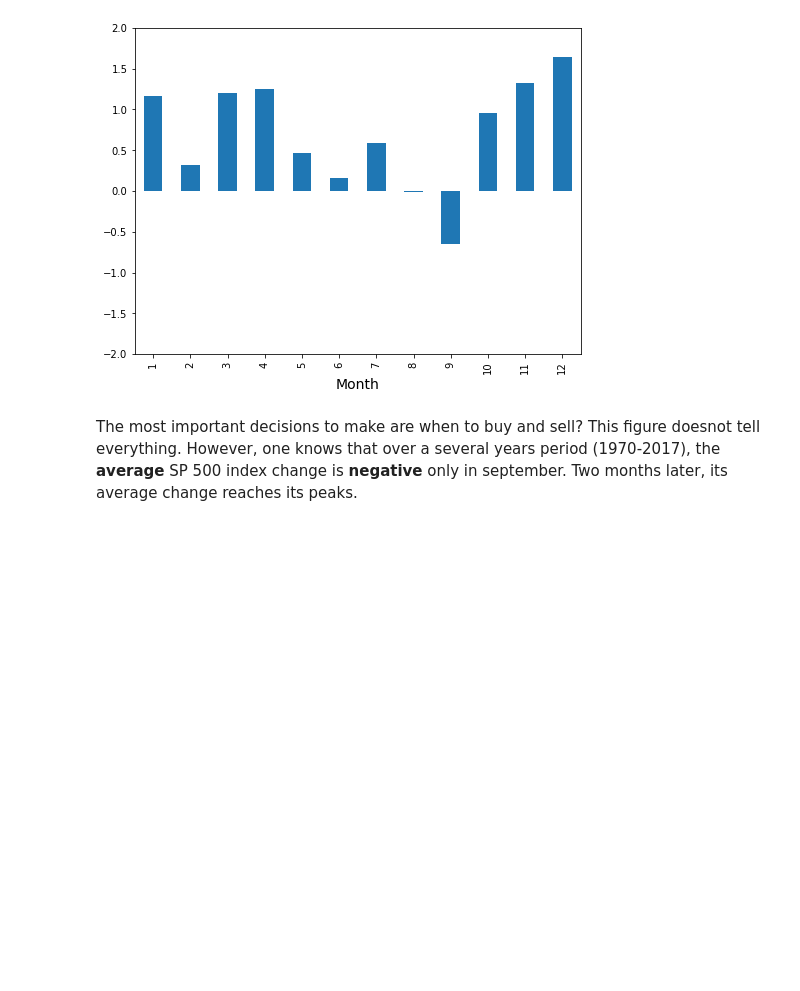
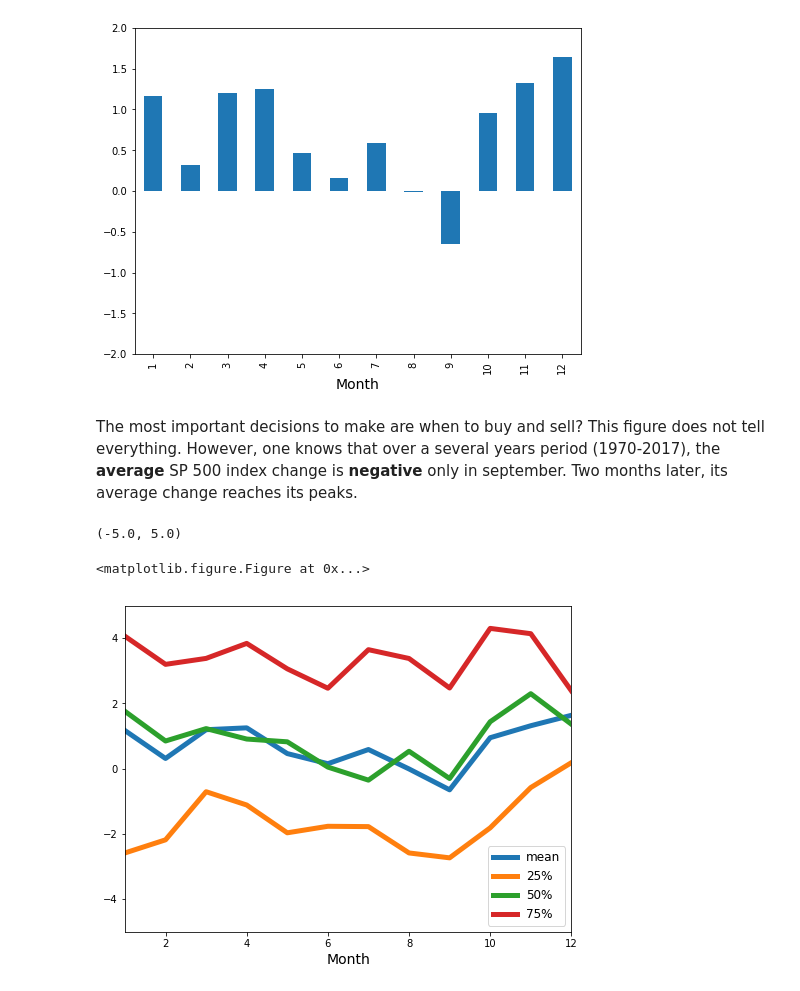
Before and after one commit to chuvmai/pandas, a Jupyter notebook: 04_sp_index/sp_500_index.ipynb, the cells around one changed output. Drawn from its saved outputs; the diff is of its cells as text; code cells hidden in the pictures; blank space fills up the shorter version.

```diff
--- a/04_sp_index/sp_500_index.ipynb
+++ b/04_sp_index/sp_500_index.ipynb
@@ -344,4 +353,13 @@ plt.ylim([-2.0,2.0])
 (-2.0, 2.0)
 [figure]
 # %% [markdown]
-The most important decisions to make are when to buy and sell? This figure doesnot tell everything. However, one knows that over a several years period (1970-2017), the **average** SP 500 index change is **negative** only in september. Two months later, its average change reaches its peaks.
+The most important decisions to make are when to buy and sell? This figure does not tell everything. However, one knows that over a several years period (1970-2017), the **average** SP 500 index change is **negative** only in september. Two months later, its average change reaches its peaks.
+# %%
+plt.figure()
+data['Change %'].groupby(by = data.index.month).describe().unstack()[ [u'mean', u'25%', u'50%', u'75%']].plot(linestyle = '-')
+plt.xlabel('Month')
+plt.ylim([-5.0,5.0])
+# %% [output]
+(-5.0, 5.0)
+<matplotlib.figure.Figure at 0x...>
+[figure, added]
```
Also changed, not shown: parts of 17 cells of this notebook.
